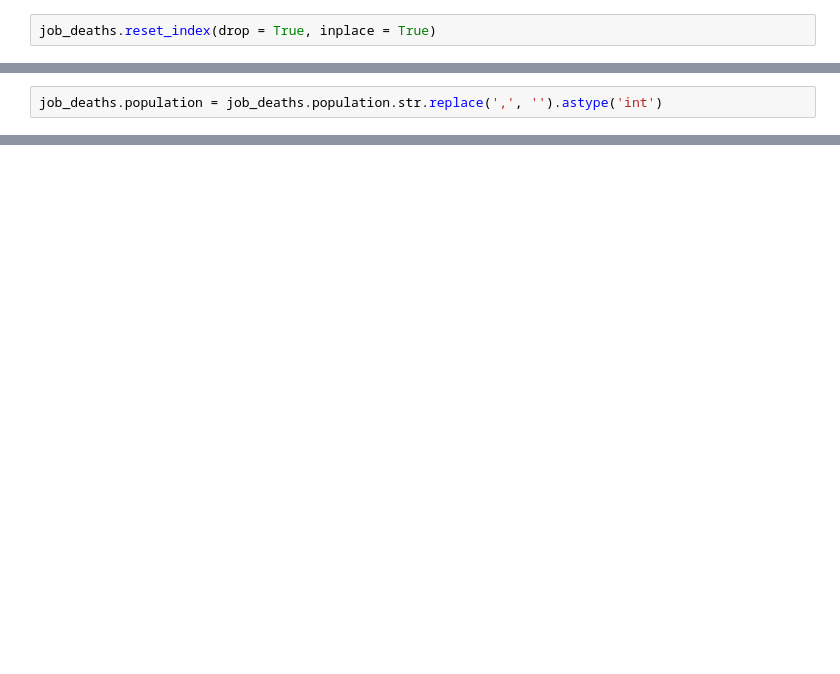
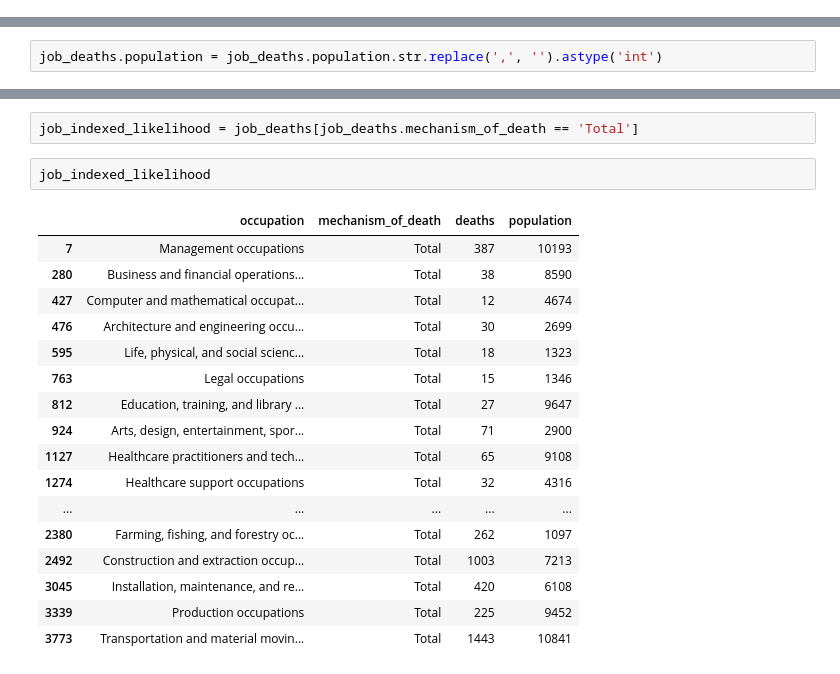
Before and after one commit to jameslee0920/death_simulator, a Jupyter notebook: src/probability_converter.ipynb, the cells around one changed output, grey strips where cells are left out. Saved outputs shown, nothing was run; the diff lists cells and outputs as text; blank space fills up the shorter version.

```diff
--- a/src/probability_converter.ipynb
+++ b/src/probability_converter.ipynb
@@ -131,2 +31,0 @@ Reset the index to allow for searching it
-# %%
-job_deaths.reset_index(drop = True, inplace = True)
@@ -273,0 +58,22 @@ In order to convert to daily probabilities, we'd want to expand each row by 365
+# %%
+job_indexed_likelihood = job_deaths[job_deaths.mechanism_of_death == 'Total']
+# %%
+job_indexed_likelihood
+# %% [output]
+|  | occupation | mechanism_of_death | deaths | population |
+| 7 | Management occupations | Total | 387 | 10193 |
+| 280 | Business and financial operations... | Total | 38 | 8590 |
+| 427 | Computer and mathematical occupat... | Total | 12 | 4674 |
+| 476 | Architecture and engineering occu... | Total | 30 | 2699 |
+| 595 | Life, physical, and social scienc... | Total | 18 | 1323 |
+| 763 | Legal occupations | Total | 15 | 1346 |
+| 812 | Education, training, and library ... | Total | 27 | 9647 |
+| 924 | Arts, design, entertainment, spor... | Total | 71 | 2900 |
+| 1127 | Healthcare practitioners and tech... | Total | 65 | 9108 |
+| 1274 | Healthcare support occupations | Total | 32 | 4316 |
+| ... | ... | ... | ... | ... |
+| 2380 | Farming, fishing, and forestry oc... | Total | 262 | 1097 |
+| 2492 | Construction and extraction occup... | Total | 1003 | 7213 |
+| 3045 | Installation, maintenance, and re... | Total | 420 | 6108 |
+| 3339 | Production occupations | Total | 225 | 9452 |
+| 3773 | Transportation and material movin... | Total | 1443 | 10841 |
```
Also changed, not shown: parts of 89 cells of this notebook, 5 other files.
